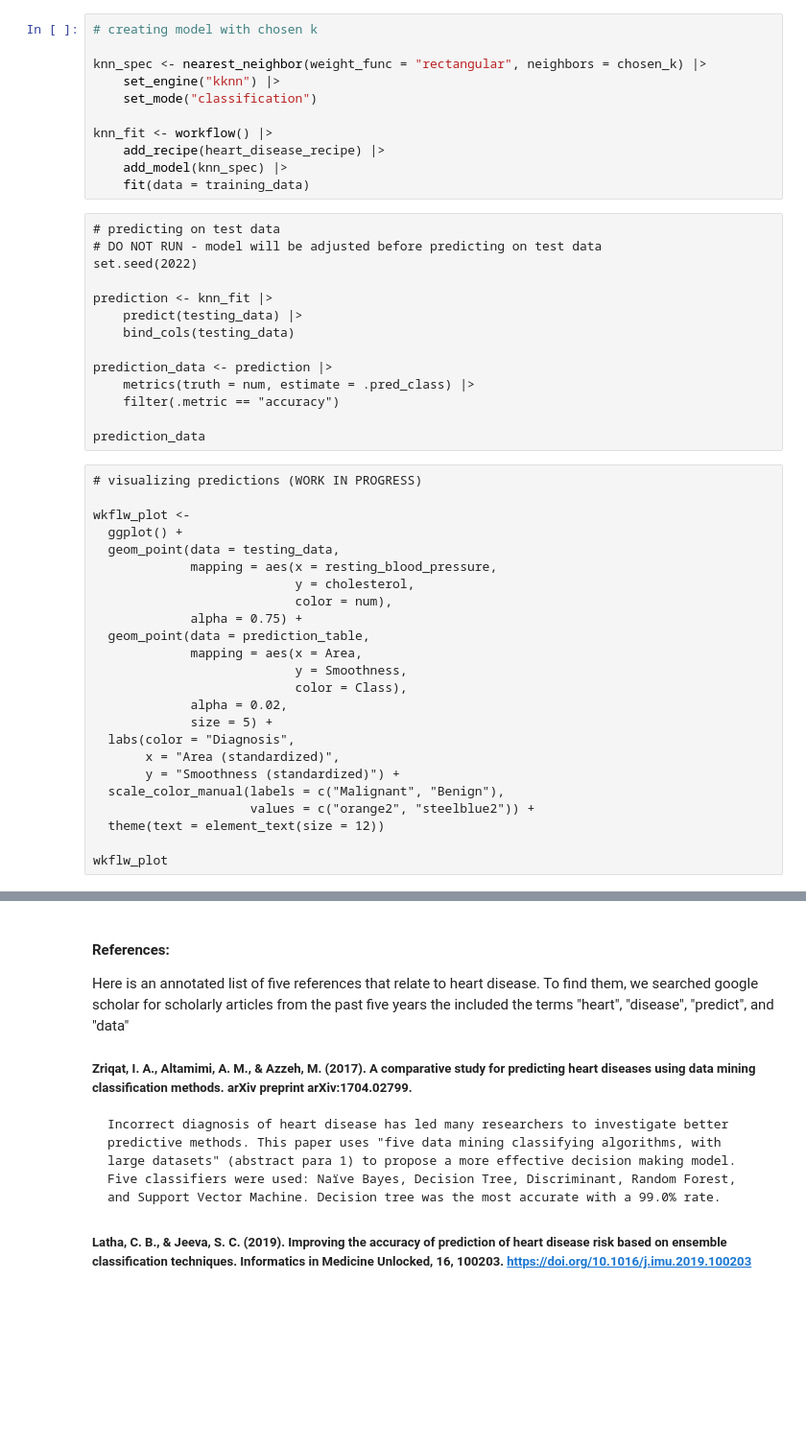
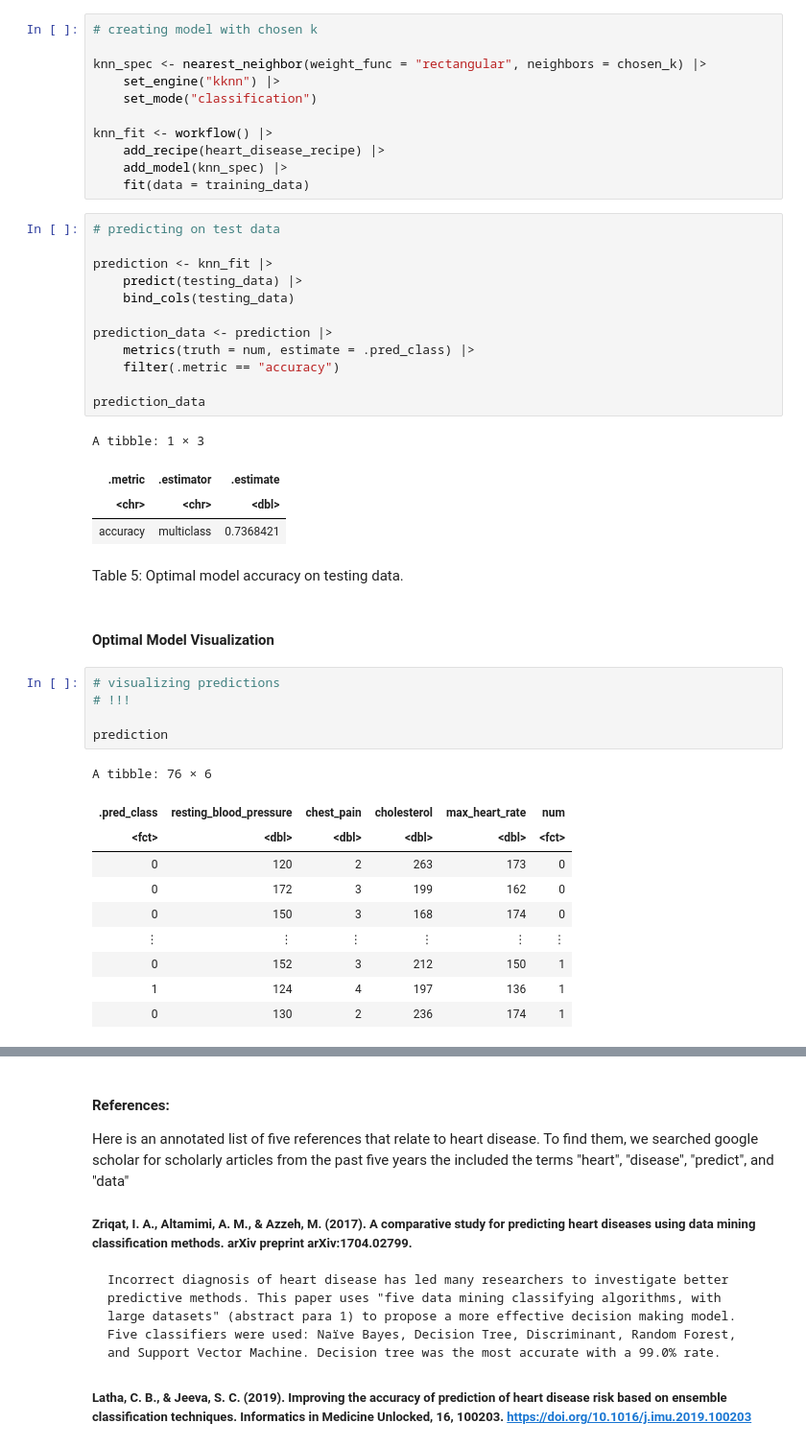
Before and after one commit to Yusen121/heart_disease_simple, a Jupyter notebook: data/group_project_report.ipynb, the cells around one changed output, grey strips where cells are left out. Shown: that part at 96% size. Saved outputs shown, nothing was run; the diff lists cells and outputs as text; blank space fills up the shorter version.

Commit message:
polished details and finished model predicting

```diff
--- a/data/group_project_report.ipynb
+++ b/data/group_project_report.ipynb
@@ -318,44 +329,43 @@ knn_fit <- workflow() |>
     add_recipe(heart_disease_recipe) |>
     add_model(knn_spec) |>
     fit(data = training_data)
-# %% [raw]
-# predicting on test data
-# DO NOT RUN - model will be adjusted before predicting on test data
-set.seed(2022)
-
-prediction <- knn_fit |>
-    predict(testing_data) |>
-    bind_cols(testing_data)
-
-prediction_data <- prediction |>
-    metrics(truth = num, estimate = .pred_class) |>
-    filter(.metric == "accuracy")
-
-prediction_data
-# %% [raw]
-# visualizing predictions (WORK IN PROGRESS)
-
-wkflw_plot <-
-  ggplot() +
-  geom_point(data = testing_data,
-             mapping = aes(x = resting_blood_pressure,
-                           y = cholesterol,
-                           color = num),
-             alpha = 0.75) +
-  geom_point(data = prediction_table,
-             mapping = aes(x = Area,
-                           y = Smoothness,
-                           color = Class),
-             alpha = 0.02,
-             size = 5) +
-  labs(color = "Diagnosis",
-       x = "Area (standardized)",
-       y = "Smoothness (standardized)") +
-  scale_color_manual(labels = c("Malignant", "Benign"),
-                     values = c("orange2", "steelblue2")) +
-  theme(text = element_text(size = 12))
-
-wkflw_plot
+# %%
+# predicting on test data
+
+prediction <- knn_fit |>
+    predict(testing_data) |>
+    bind_cols(testing_data)
+
+prediction_data <- prediction |>
+    metrics(truth = num, estimate = .pred_class) |>
+    filter(.metric == "accuracy")
+
+prediction_data
+# %% [output]
+A tibble: 1 × 3
+| .metric | .estimator | .estimate |
+| <chr> | <chr> | <dbl> |
+| accuracy | multiclass | 0.7368421 |
+# %% [markdown]
+Table 5: Optimal model accuracy on testing data.
+# %% [markdown]
+#### Optimal Model Visualization
+# %%
+# visualizing predictions
+# !!!
+
+prediction
+# %% [output]
+A tibble: 76 × 6
+| .pred_class | resting_blood_pressure | chest_pain | cholesterol | max_heart_rate | num |
+| <fct> | <dbl> | <dbl> | <dbl> | <dbl> | <fct> |
+| 0 | 120 | 2 | 263 | 173 | 0 |
+| 0 | 172 | 3 | 199 | 162 | 0 |
+| 0 | 150 | 3 | 168 | 174 | 0 |
+| ⋮ | ⋮ | ⋮ | ⋮ | ⋮ | ⋮ |
+| 0 | 152 | 3 | 212 | 150 | 1 |
+| 1 | 124 | 4 | 197 | 136 | 1 |
+| 0 | 130 | 2 | 236 | 174 | 1 |
 # %% [markdown]
 #### Methods:
 * Explain how you will conduct either your data analysis and which variables/columns you will use. (Note - you do not need to use all variables/columns that exist in the raw data set. In fact, that's often not a good idea. For each variable think: is this a useful variable for prediction?)
```
Also changed, not shown: parts of 16 cells of this notebook.
